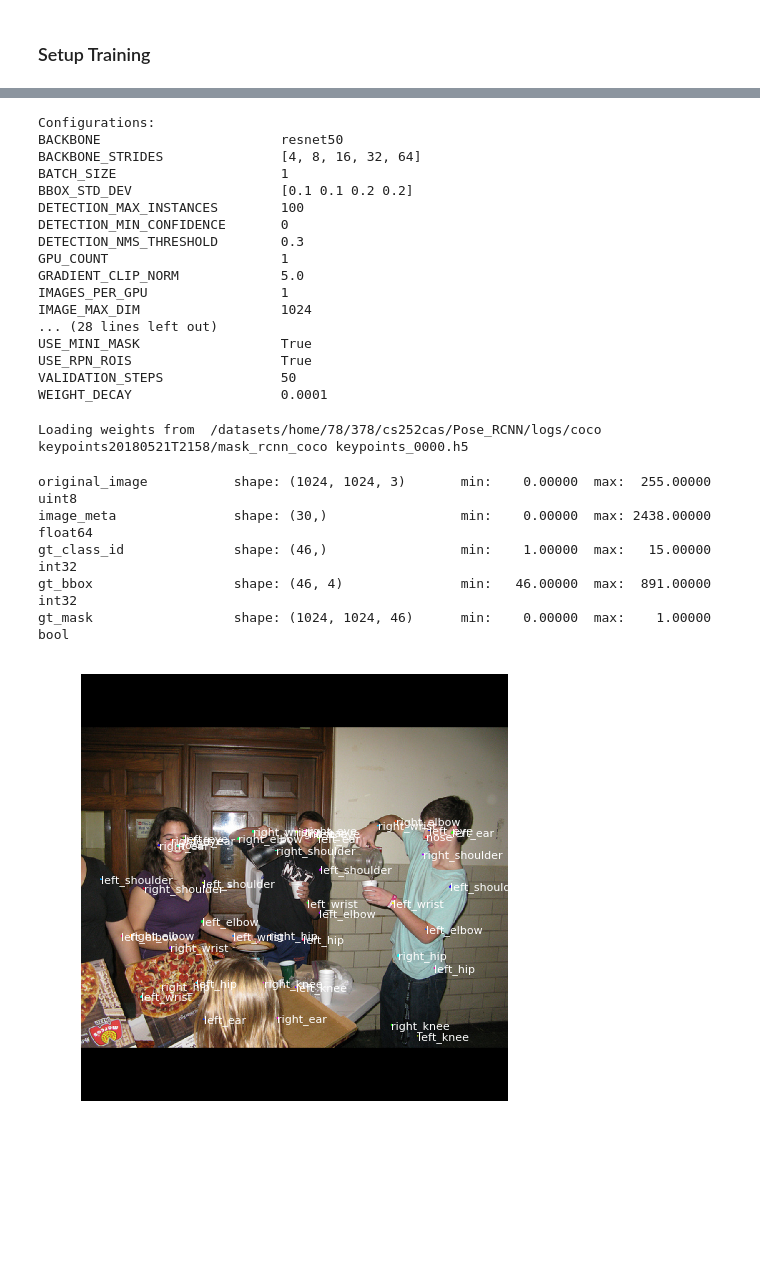
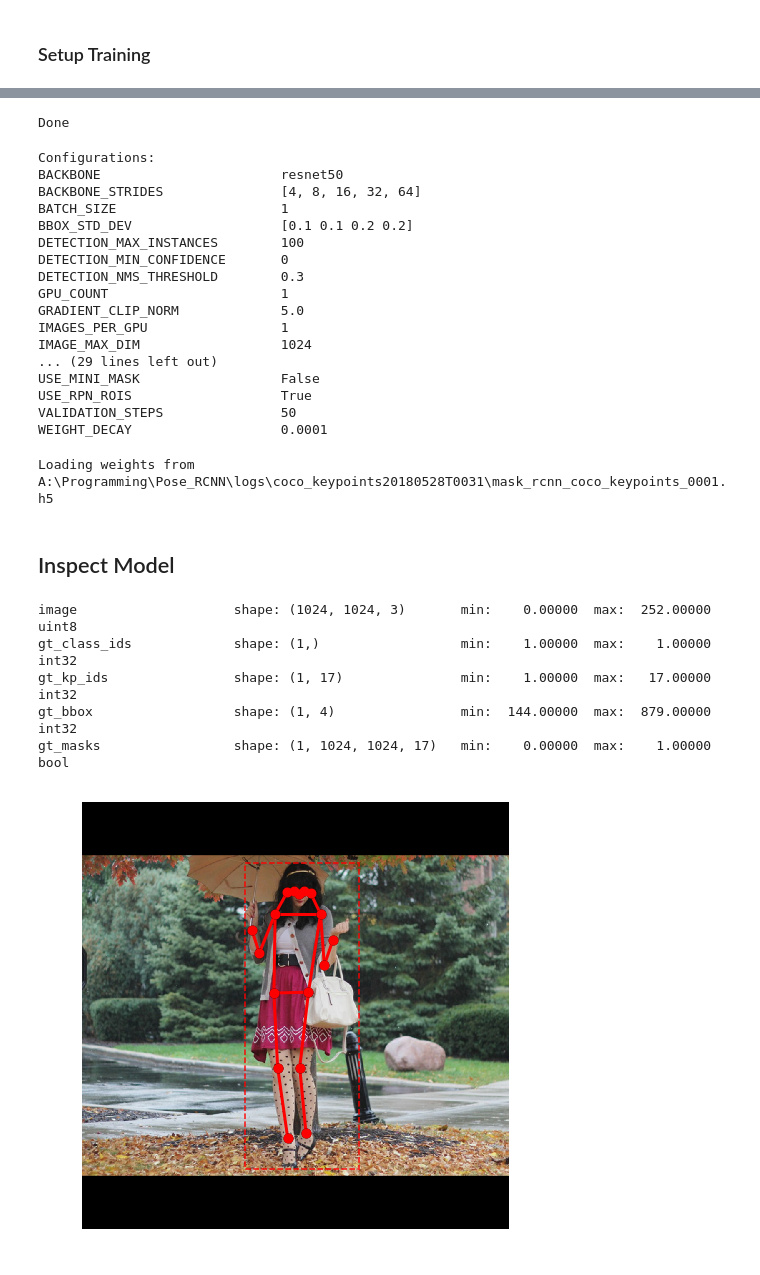
Before and after one commit to bitsauce/Keypoint_RCNN, a Jupyter notebook: samples/keypoints.ipynb, the cells around one changed output, grey strips where cells are left out. Cells and saved outputs as stored; diff of their text form; code cells hidden in the pictures; blank space fills up the shorter version.

```diff
--- a/samples/keypoints.ipynb
+++ b/samples/keypoints.ipynb
@@ -50,9 +51,9 @@ import coco_keypoints
 importlib.reload(coco_keypoints)
 
 # COCO dataset dir
-COCO_DATA_DIR = os.path.join(ROOT_DIR, "data/coco")
+COCO_DATA_DIR = "A:/Programming/DeepLearningDatasets/coco" if os.path.isdir("A:/Programming/DeepLearningDatasets/coco") else os.path.join(ROOT_DIR, "data/coco")
 
-# Prepare datasets
+# Prepare dataset
 dataset_train = coco_keypoints.CocoDataset()
 dataset_train.load_coco(COCO_DATA_DIR, subset="train", year="2017", auto_download=True)
 dataset_train.prepare()
@@ -134,7 +122,10 @@ WEIGHT_DECAY                   0.0001
 # %%
+importlib.reload(modellib)
+
 # Create model object in inference mode.
 model = modellib.MaskRCNN(mode="training", model_dir=MODEL_DIR, config=config)
 
 # Load weights trained on MS-COCO
 model.load_weights(COCO_MODEL_PATH, by_name=True,
-                   exclude=["mrcnn_class_logits", "mrcnn_bbox_fc", "mrcnn_bbox", "mrcnn_mask"])
+                   #exclude=["mrcnn_class_logits", "mrcnn_bbox_fc", "mrcnn_bbox", "mrcnn_mask"])
+                   exclude=["mrcnn_class_logits", "mrcnn_bbox_fc", "mrcnn_mask"])
@@ -141,15 +152,10 @@ model.load_weights(COCO_MODEL_PATH, by_name=True,
 # %%
-# Image Augmentation
-# Right/Left flip 50% of the time
-#augmentation = imgaug.augmenters.Fliplr(0.5)
-
 # Training - Stage 1
 print("Training network heads")
 model.train(dataset_train, dataset_val,
             learning_rate=config.LEARNING_RATE,
             epochs=1,
-            layers="heads",
-            augmentation=None)#augmentation)
+            layers="heads")
 # %% [output]
 Training network heads
 
@@ -173,10 +187,17 @@ Epoch 1/1
+# %%
+print("Done")
+# %% [output]
+Done
 # %%
 class InferenceConfig(coco_keypoints.CocoConfig):
     GPU_COUNT = 1
     IMAGES_PER_GPU = 1
     DETECTION_MIN_CONFIDENCE = 0
     BACKBONE = "resnet50"
-    NUM_CLASSES = len(dataset_val.class_names)
+    NUM_CLASSES = dataset_train.num_classes
+    NUM_KEYPOINTS = dataset_train.num_kp_classes
+    USE_MINI_MASK = False
+    #MAX_GT_INSTANCES = 2
 
 inference_config = InferenceConfig()
 inference_config.display()
@@ -193,12 +214,14 @@ GPU_COUNT                      1
 GRADIENT_CLIP_NORM             5.0
 IMAGES_PER_GPU                 1
 IMAGE_MAX_DIM                  1024
-... (28 lines left out)
-USE_MINI_MASK                  True
+... (29 lines left out)
+USE_MINI_MASK                  False
 USE_RPN_ROIS                   True
 VALIDATION_STEPS               50
 WEIGHT_DECAY                   0.0001
 # %%
+importlib.reload(modellib)
+
 # Recreate the model in inference mode
 model = modellib.MaskRCNN(mode="inference",
                           config=inference_config,
@@ -214,26 +237,33 @@ assert model_path != "", "Provide path to trained weights"
 print("Loading weights from ", model_path)
 model.load_weights(model_path, by_name=True)
 # %% [output]
-Loading weights from  /datasets/home/78/378/cs252cas/Pose_RCNN/logs/coco keypoints20180521T2158/mask_rcnn_coco keypoints_0000.h5
+Loading weights from  A:\Programming\Pose_RCNN\logs\coco_keypoints20180528T0031\mask_rcnn_coco_keypoints_0001.h5
+# %% [markdown]
+## Inspect Model
 # %%
-# Test on a random image
-image_id = random.choice(dataset_val.image_ids)
-original_image, image_meta, gt_class_id, gt_bbox, gt_mask =\
+importlib.reload(modellib)
+importlib.reload(visualize)
+
+# Load a test image
+image_id = dataset_val.image_ids[10]
+
+# Get ground truth masks and bboxes
+image, image_meta, gt_class_ids, gt_bbox, gt_kp_masks, gt_kp_ids = \
     modellib.load_image_gt(dataset_val, inference_config,
                            image_id, use_mini_mask=False)
 
-log("original_image", original_image)
-log("image_meta", image_meta)
-log("gt_class_id", gt_class_id)
+log("image", image)
+log("gt_class_ids", gt_class_ids)
+log("gt_kp_ids", gt_kp_ids)
 log("gt_bbox", gt_bbox)
-log("gt_mask", gt_mask)
+log("gt_masks", gt_kp_masks)
 
-visualize.display_instances(original_image, gt_bbox, gt_mask, gt_class_id,
-                            dataset_train.class_names, figsize=(8, 8))
+visualize.display_keypoints(image, gt_bbox, gt_kp_masks, gt_kp_ids,
+                            figsize=(8, 8), skeleton=dataset_train.skeleton)
 # %% [output]
-original_image           shape: (1024, 1024, 3)       min:    0.00000  max:  255.00000  uint8
-image_meta               shape: (30,)                 min:    0.00000  max: 2438.00000  float64
-gt_class_id              shape: (46,)                 min:    1.00000  max:   15.00000  int32
-gt_bbox                  shape: (46, 4)               min:   46.00000  max:  891.00000  int32
-gt_mask                  shape: (1024, 1024, 46)      min:    0.00000  max:    1.00000  bool
+image                    shape: (1024, 1024, 3)       min:    0.00000  max:  252.00000  uint8
+gt_class_ids             shape: (1,)                  min:    1.00000  max:    1.00000  int32
+gt_kp_ids                shape: (1, 17)               min:    1.00000  max:   17.00000  int32
+gt_bbox                  shape: (1, 4)                min:  144.00000  max:  879.00000  int32
+gt_masks                 shape: (1, 1024, 1024, 17)   min:    0.00000  max:    1.00000  bool
-[figure, old version]
+[figure, new version]
```
Also changed, not shown: parts of 21 cells of this notebook, 5 other files.
